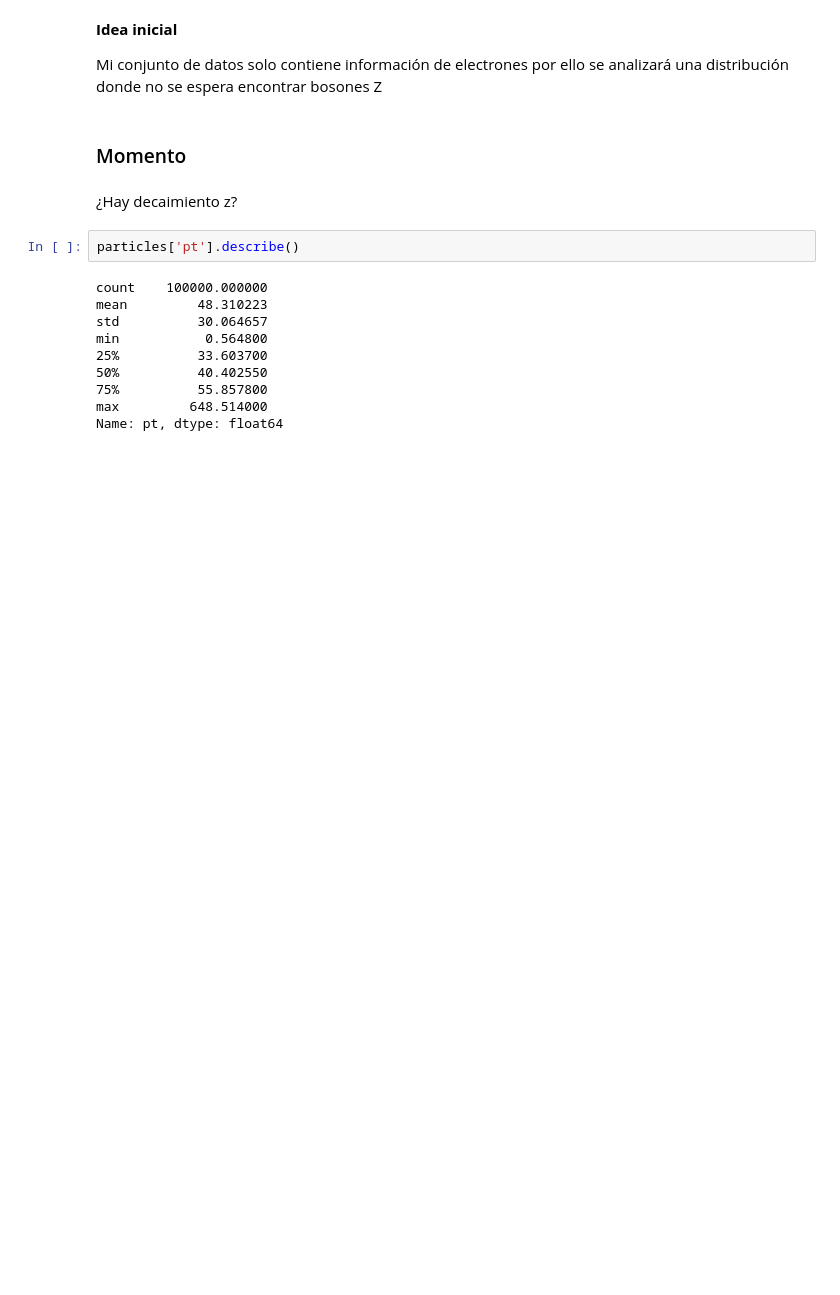
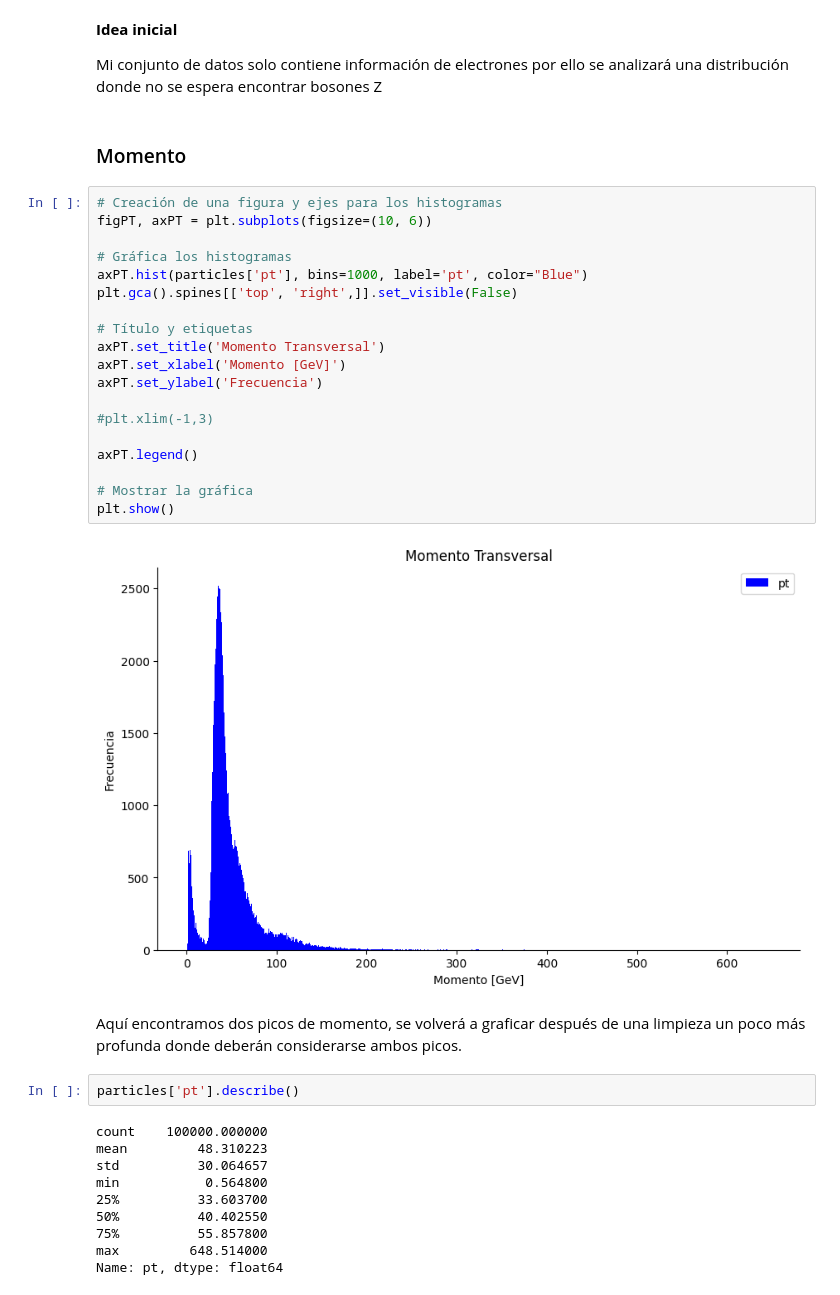
Before and after one commit to ProgramasParaFisicaDeParticulas/blindsampleanalysiswithcsv4-Jorge-1501, a Jupyter notebook: Exploracion.ipynb, the cells around one changed output. Cells and saved outputs as stored; diff of their text form; blank space fills up the shorter version.

```diff
--- a/Exploracion.ipynb
+++ b/Exploracion.ipynb
@@ -232,8 +236,29 @@ plt.show()
 Mi conjunto de datos solo contiene información de electrones por ello se analizará una distribución donde no se espera encontrar bosones Z
 # %% [markdown]
 ### Momento
-# %% [markdown]
-¿Hay decaimiento z?
+# %%
+# Creación de una figura y ejes para los histogramas
+figPT, axPT = plt.subplots(figsize=(10, 6))
+
+# Gráfica los histogramas
+axPT.hist(particles['pt'], bins=1000, label='pt', color="Blue")
+plt.gca().spines[['top', 'right',]].set_visible(False)
+
+# Título y etiquetas
+axPT.set_title('Momento Transversal')
+axPT.set_xlabel('Momento [GeV]')
+axPT.set_ylabel('Frecuencia')
+
+#plt.xlim(-1,3)
+
+axPT.legend()
+
+# Mostrar la gráfica
+plt.show()
+# %% [output]
+[figure, added]
+# %% [markdown]
+Aquí encontramos dos picos de momento, se volverá a graficar después de una limpieza un poco más profunda donde deberán considerarse ambos picos.
 # %%
 particles['pt'].describe()
 # %% [output]
```
Also changed, not shown: parts of 82 cells of this notebook.
